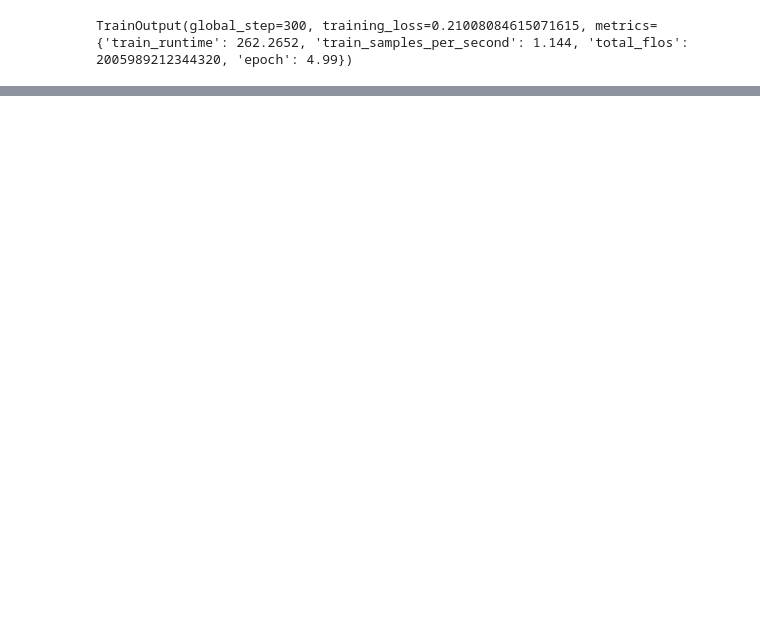
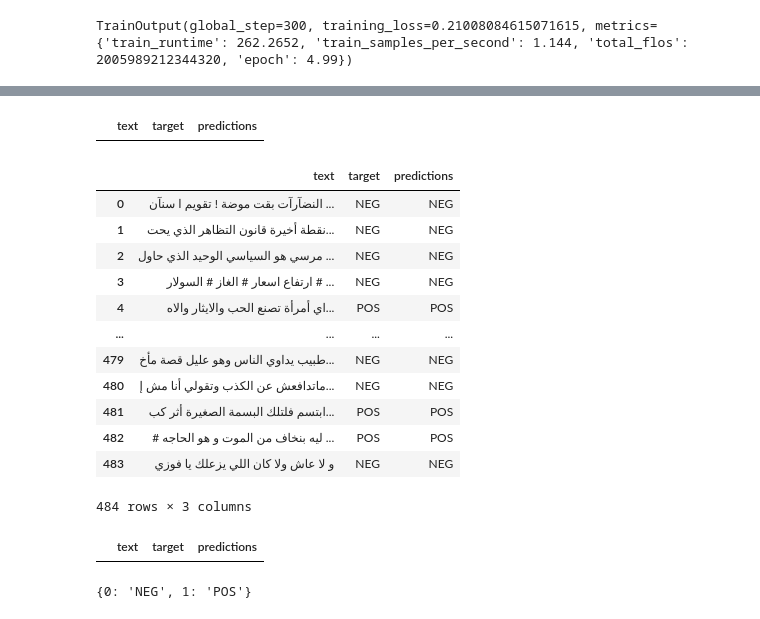
Before and after one commit to fouad89/arabicNLP, a Jupyter notebook: AraBERT_Trainer_tweets.ipynb, the cells around one changed output, grey strips where cells are left out. Saved outputs shown, nothing was run; the diff lists cells and outputs as text; code cells hidden in the pictures; blank space fills up the shorter version.

Commit message:
with test predictions

```diff
--- a/AraBERT_Trainer_tweets.ipynb
+++ b/AraBERT_Trainer_tweets.ipynb
@@ -349,3 +349,5 @@ trainer.train()
 | 3 | No log | 0.376143 | 0.876921 | 0.876921 | 0.873025 | 0.881441 | 0.888430 | ... |
 | 4 | No log | 0.380225 | 0.879031 | 0.879031 | 0.875539 | 0.883003 | 0.890496 | ... |
 TrainOutput(global_step=300, training_loss=0.21008084615071615, metrics={'train_runtime': 262.2652, 'train_samples_per_second': 1.144, 'total_flos': 2005989212344320, 'epoch': 4.99})
+# %%
+predictions = trainer.predict(test_dataset)
@@ -352,2 +377,38 @@ TrainOutput(global_step=300, training_loss=0.21008084615071615, metrics={'train_
+# %%
+results_df = pd.DataFrame(columns=['text', 'target', 'predictions'])
+results_df
+# %% [output]
+|  | text | target | predictions |
+# %%
+reversed_label_map = {v:k for (k,v) in train_dataset.label_map.items()}
+# %%
+results_df.text = test_dataset.text
+results_df.target = test_dataset.target
+results_df.predictions = predictions.label_ids
+results_df.predictions = results_df.predictions.map(reversed_label_map)
+
+results_df
+# %% [output]
+|  | text | target | predictions |
+| 0 | النضآرآت بقت موضة ! تقويم ا سنآن ... | NEG | NEG |
+| 1 | نقطة أخيرة قانون التظاهر الذي يحت... | NEG | NEG |
+| 2 | مرسي هو السياسي الوحيد الذي حاول ... | NEG | NEG |
+| 3 | ارتفاع اسعار # الغاز # السولار # ... | NEG | NEG |
+| 4 | اي أمرأة تصنع الحب والايثار والاه... | POS | POS |
+| ... | ... | ... | ... |
+| 479 | طبيب يداوي الناس وهو عليل قصة مأخ... | NEG | NEG |
+| 480 | ماتدافعش عن الكذب وتقولي أنا مش إ... | NEG | NEG |
+| 481 | ابتسم فلتلك البسمة الصغيرة أثر كب... | POS | POS |
+| 482 | # ليه بنخاف من الموت و هو الحاجه ... | POS | POS |
+| 483 | و لا عاش ولا كان اللي يزعلك يا فوزي | NEG | NEG |
+484 rows × 3 columns
+# %%
+results_df[results_df['target']!=results_df['predictions']]
+# %% [output]
+|  | text | target | predictions |
+# %%
+reversed_label_map
+# %% [output]
+{0: 'NEG', 1: 'POS'}
 # %%
 trainer.save_model("SOME_PATH")
```
Also changed, not shown: parts of 3 cells of this notebook.
